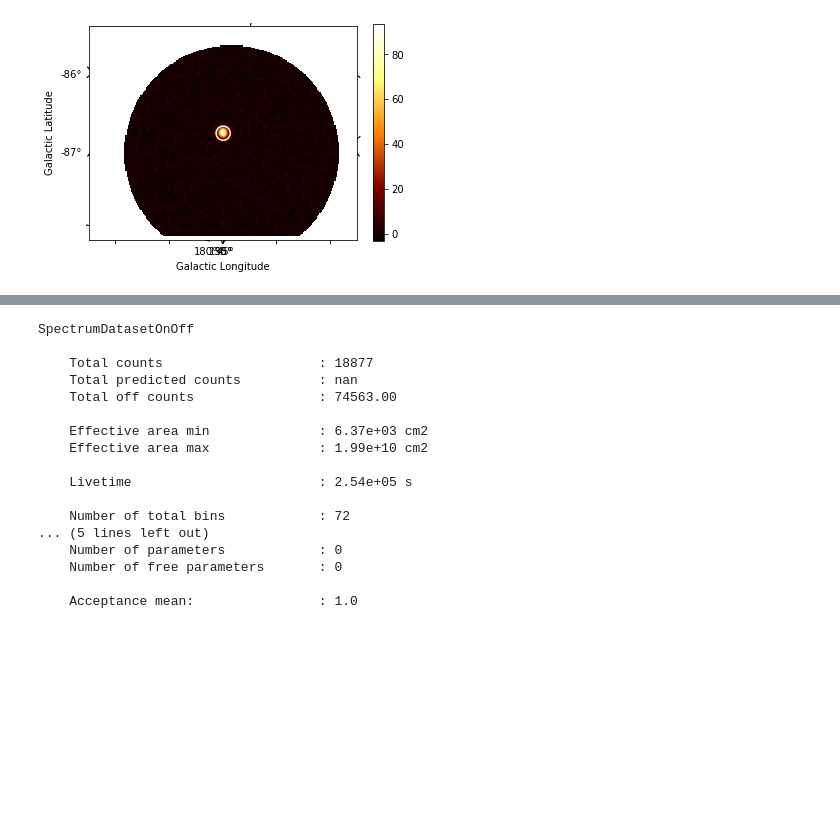
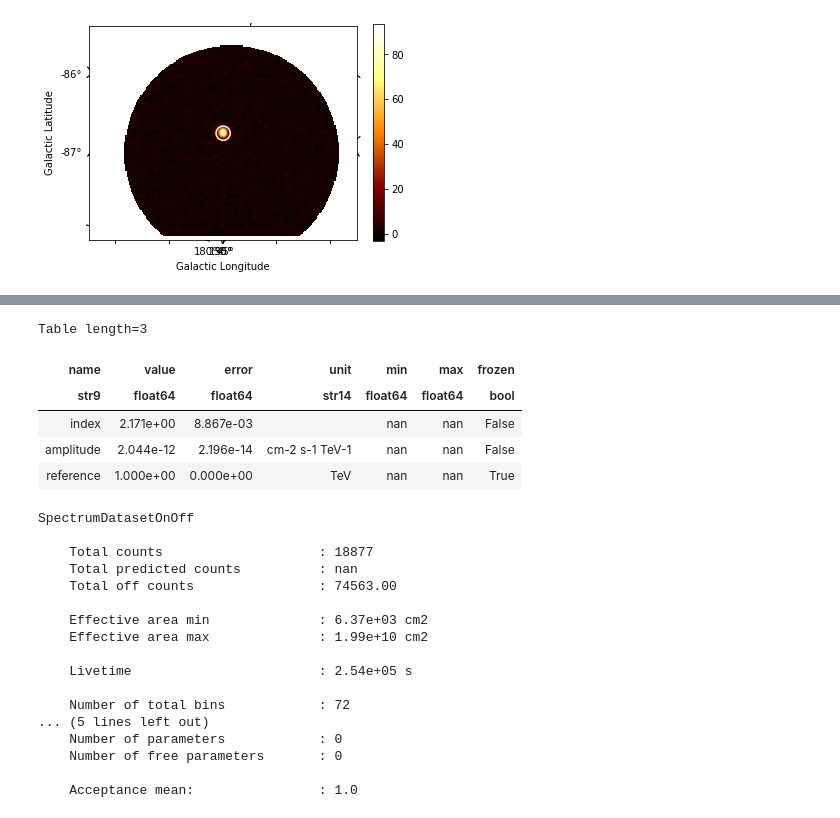
Before and after one commit to Rishank2610/CTA, a Jupyter notebook: previous_plots/NGC253_script_z60.ipynb, the cells around one changed output, grey strips where cells are left out. Saved outputs shown, nothing was run; the diff lists cells and outputs as text; code cells hidden in the pictures; blank space fills up the shorter version.

```diff
--- a/previous_plots/NGC253_script_z60.ipynb
+++ b/previous_plots/NGC253_script_z60.ipynb
@@ -396,3 +393,12 @@ Wall time: 443 ms
+# %%
+result.parameters.to_table()
+# %% [output]
+Table length=3
+| name | value | error | unit | min | max | frozen |
+| str9 | float64 | float64 | str14 | float64 | float64 | bool |
+| index | 2.171e+00 | 8.867e-03 |  | nan | nan | False |
+| amplitude | 2.044e-12 | 2.196e-14 | cm-2 s-1 TeV-1 | nan | nan | False |
+| reference | 1.000e+00 | 0.000e+00 | TeV | nan | nan | True |
 # %%
 # Flux points are computed on stacked observation
 from gammapy.spectrum import SpectrumDatasetOnOffStacker
```
Also changed, not shown: parts of 6 cells of this notebook, 10 other files.
